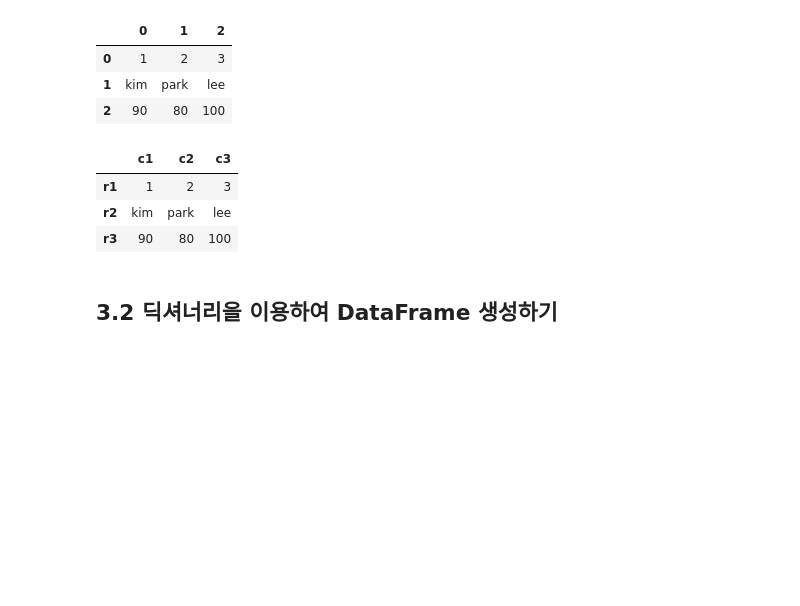
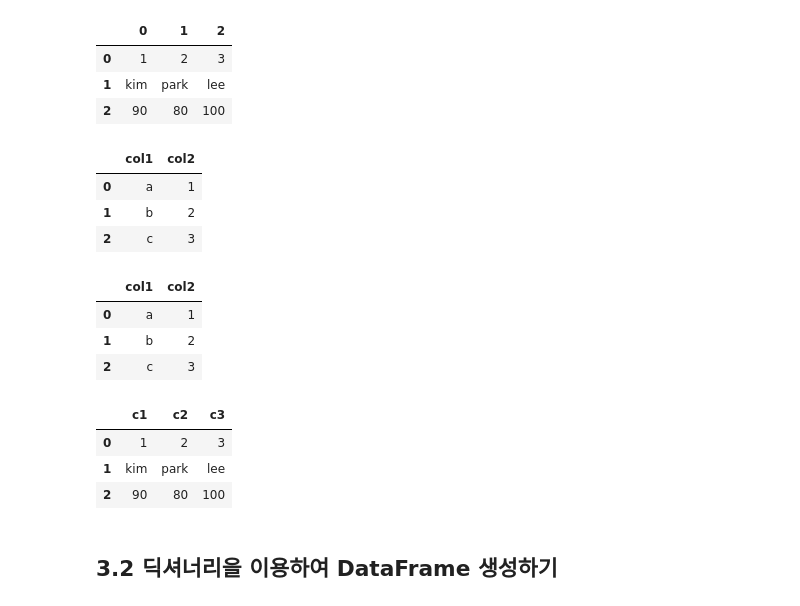
Before and after one commit to taesoek/python_basic_1, a Jupyter notebook: ch05_update_class.ipynb, the cells around one changed output. Saved outputs shown, nothing was run; the diff lists cells and outputs as text; code cells hidden in the pictures; blank space fills up the shorter version.

```diff
--- a/ch05_update_class.ipynb
+++ b/ch05_update_class.ipynb
@@ -545,16 +545,33 @@ df
 | 0 | 1 | 2 | 3 |
 | 1 | kim | park | lee |
 | 2 | 90 | 80 | 100 |
+# %%
+df30 = DataFrame(data = [['a', 1],
+                         ['b', 2],
+                         ['c', 3]], columns=['col1', 'col2'])
+df30
+# %% [output]
+|  | col1 | col2 |
+| 0 | a | 1 |
+| 1 | b | 2 |
+| 2 | c | 3 |
+# %%
+df30.loc[:2, 'col1':'col2']
+# %% [output]
+|  | col1 | col2 |
+| 0 | a | 1 |
+| 1 | b | 2 |
+| 2 | c | 3 |
 # %%
 #3. 로우 인덱스와 컬럼 인덱스 지정하기
 df1 = DataFrame(data = [[1,2,3],
                        ['kim','park','lee'],
-                       [90, 80, 100]], index = ['r1','r2','r3'], columns =['c1','c2','c3'])
+                       [90, 80, 100]], columns =['c1','c2','c3'])
 df1
 # %% [output]
 |  | c1 | c2 | c3 |
-| r1 | 1 | 2 | 3 |
-| r2 | kim | park | lee |
-| r3 | 90 | 80 | 100 |
+| 0 | 1 | 2 | 3 |
+| 1 | kim | park | lee |
+| 2 | 90 | 80 | 100 |
 # %% [markdown]
 ## 3.2 딕셔너리을 이용하여 DataFrame 생성하기
```
Also changed, not shown: parts of 5 cells of this notebook, 18 other files.
